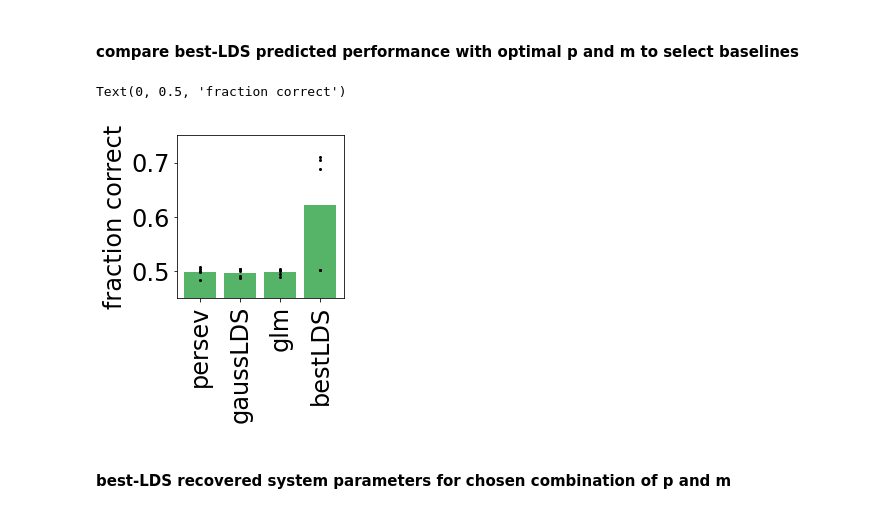
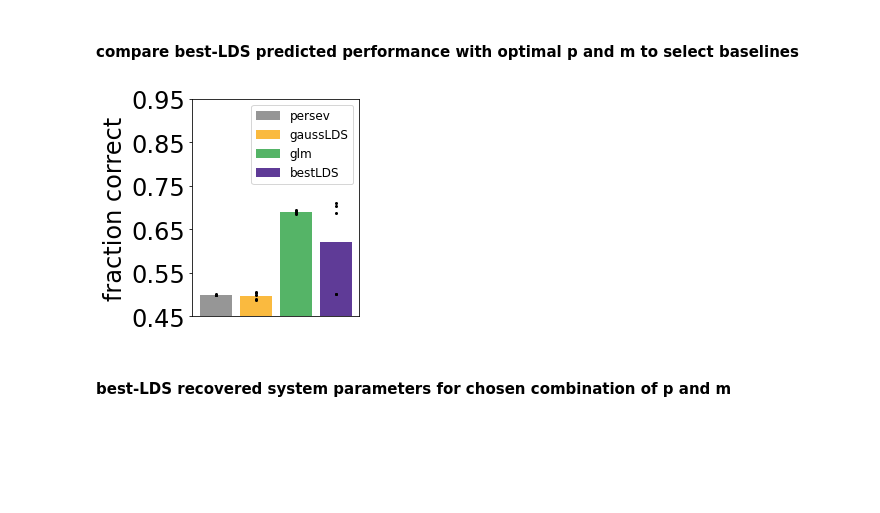
Before and after one commit to irisstone/bestLDS, a Jupyter notebook: figures/fig4.ipynb, the cells around one changed output. Saved outputs shown, nothing was run; the diff lists cells and outputs as text; code cells hidden in the pictures; blank space fills up the shorter version.

Commit message:
fixed glm prediction accuracy code

```diff
--- a/figures/fig4.ipynb
+++ b/figures/fig4.ipynb
@@ -273,27 +275,28 @@ for j in range(5):
 
     for sim in range(num_sims):
         ## simulate choices
-        yt = y_test[j][0] # observation at t=1
+        yt = np.squeeze(y_test[j][0]) # observation at t=1
         y_perseverative = np.zeros_like(y_test[j])
         y_perseverative[0] = yt
-        for i in range(1,len(y_test[0][j])):
+        for i in range(1,len(y_test[j])):
             y_perseverative[i] = np.random.choice([yt,1-yt],p=probs)
             yt = y_perseverative[i][0]
+
         ## compare to real data
-        percent_match[sim] = np.sum(y_test[j] == y_perseverative) / len(y_test[j])
+        percent_match[sim] = np.sum(np.squeeze(y_test[j]) == np.squeeze(y_perseverative)) / len(y_test[j])
 
     percent_match_persev[j] = np.mean(percent_match)
 # %%
 ### BASELINE 2: GAUSSIAN LDS ###
 #gauss_fit = np.load('../SIPPY-master/fit_params/sippy_gausslds_fit.npz', allow_pickle=True)
 gauss_fits = sio.loadmat('../data/real-data/baseline-performance/gaussian_train_params.mat')
+q = y.shape[1] # number of observation dimensions
 d = np.zeros(q)
 x0 = np.zeros(q)
 percent_match_gauss = np.zeros(5)
 for i in range(5):
     y_gauss, x_gauss = simulate_driven_noiseless_gauss_lds(len(gauss_fits['y_test'][0][i]),x0,gauss_fits['A'][i],gauss_fits['B'][i],gauss_fits['C'][i],
                                                            gauss_fits['D'][i],d,gauss_fits['u_test'][0][i])
-    # y_gauss, x_gauss = simulate_driven_noiseless_gauss_lds(len(y),x0,gauss_fit['Ahat'],gauss_fit['Bhat'],gauss_fit['Chat'],gauss_fit['Dhat'],d,u)
     # binarize the observations
     y_gauss_binarized = np.copy(y_gauss)
     y_gauss_binarized[y_gauss < np.mean(y_gauss)] = 0
@@ -305,7 +308,10 @@ for i in range(5):
 
 # need to reload and split observations as array instead of vector
 y_2 = np.load('../data/real-data/d2mice_outputs.npy')
-_, _, y_train_2, y_test_2, _, _, _, _ = crossval_split(u,y_2,sessions,mouseIDs,test_size=0.2,seeds=[111, 228, 444, 291,  66])
+sessions = np.load('../data/real-data/d2mice_sessions.npy')
+mouseIDs = np.load('../data/real-data/d2mice_IDs.npy')
+u = np.hstack((inputs[:,0:2],inputs[:,-2:]))
+u_train, u_test, y_train_2, y_test_2, _, _, _, _ = crossval_split(u,y_2,sessions,mouseIDs,test_size=0.2,seeds=seeds)
 
 percent_match_glm = np.zeros(5)
 for i in range(5):
@@ -322,8 +328,9 @@ for i in range(5):
 
     # compute prediction accuracy on test set
     phi = model.compObs(u_test[i],w) # observation probabilities
-    y_glm = np.round(phi[:,1]) # predict choices from observation probabilities
-    percent_match_glm[i] = np.sum(y_glm == y_test[i][0])/len(y_test[i])
+    y_glm = np.round(phi[:,0]) # predict choices from observation probabilities
+    y_test_vectorized = 1-np.nonzero(y_test_2[i])[1][np.newaxis].T
+    percent_match_glm[i] = np.sum(y_glm == y_test_vectorized[:,0])/len(y_test_vectorized[:,0])
 # %%
 ### BEST LDS ###
 bestLDS_fits = sio.loadmat('../data/real-data/baseline-performance/bestLDS_train_parameters.mat')
@@ -340,17 +347,21 @@ for i in range(5):
     # compare to real data
     percent_match_best[i] = np.sum(y_best == y_test[i])/len(y_test[i])
 # %%
-plt.figure(figsize=(3,3))
+plt.figure(figsize=(3,4))
 labels = ['persev', 'gaussLDS', 'glm', 'bestLDS']
 performance = [np.mean(percent_match_persev), np.mean(percent_match_gauss), np.mean(percent_match_glm), np.mean(percent_match_best)]
-plt.bar(labels, performance,color=colors[1])
+for m in range(len(labels)):
+    plt.bar(labels[m], performance[m],color=colors[3-m])
+plt.legend(labels, fontsize=12)
 plt.plot(labels,[percent_match_persev, percent_match_gauss, percent_match_glm, percent_match_best],'ko',markersize=2)
-plt.xticks(np.arange(4),labels,rotation=90)
-plt.ylim([0.45,0.75])
+plt.xticks([])
+plt.ylim([0.45,0.95])
+plt.yticks(np.arange(0.45,1,0.1))
 plt.ylabel('fraction correct')
+
+plt.savefig('saved_images/fig4_prediction_accuracy.pdf', transparent=True)
 # %% [output]
-Text(0, 0.5, 'fraction correct')
-[figure, old version]
+[figure, new version]
 # %% [markdown]
 #### best-LDS recovered system parameters for chosen combination of p and m
 # %%
```
Also changed, not shown: parts of 1 cell of this notebook.
